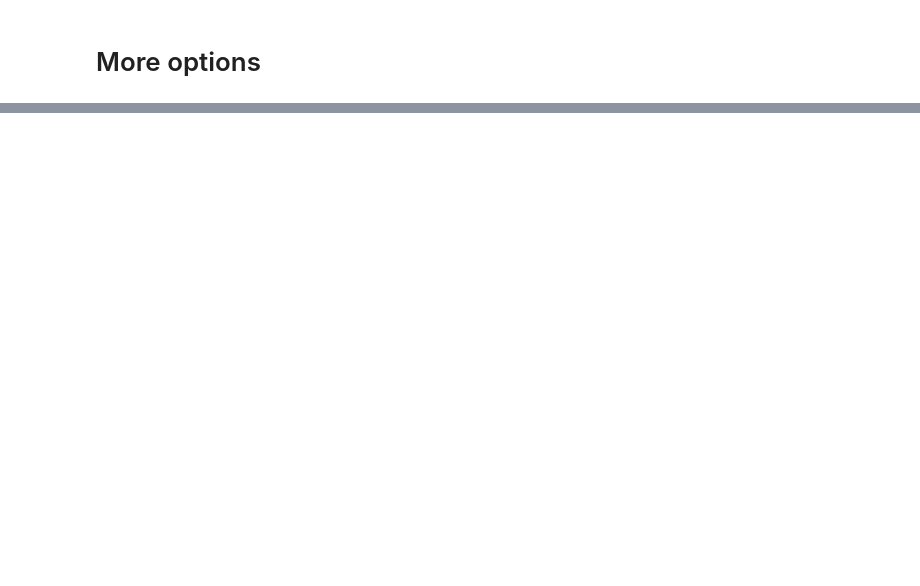
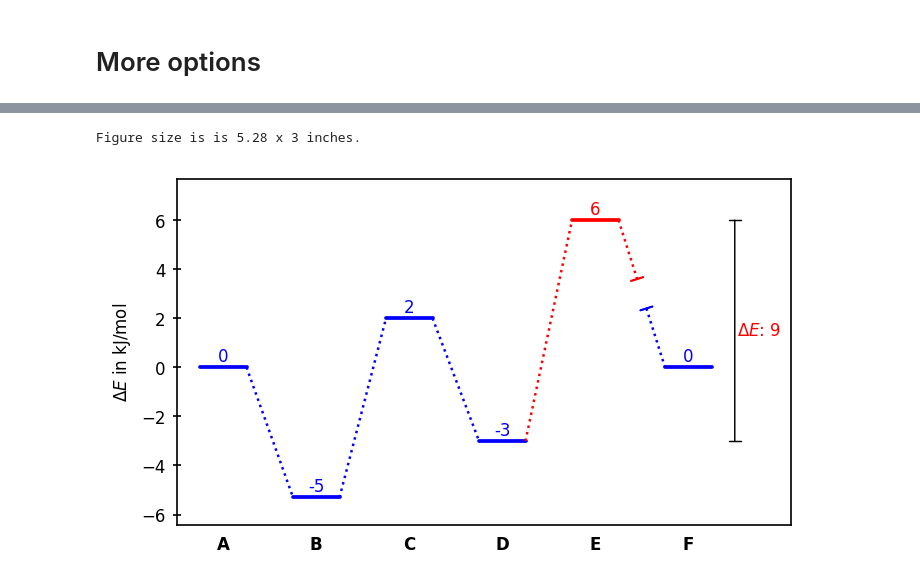
Before and after one commit to Tonner-Zech-Group/chem-diagrams, a Jupyter notebook: chemdiagrams/example_use.ipynb, the cells around one changed output, grey strips where cells are left out. Drawn from its saved outputs; the diff is of its cells as text; code cells hidden in the pictures; blank space fills up the shorter version.

```diff
--- a/chemdiagrams/example_use.ipynb
+++ b/chemdiagrams/example_use.ipynb
@@ -99,0 +99,56 @@ Figure size is is 6 x 3 inches.
+# %%
+dia1 = EnergyDiagram(
+    extra_y_margin=(-0.1,0.15), # extra space above and below the highest and lowest points (relative to the total height)
+    extra_x_margin=(0,0.6), # extra space to the left and right of the first and last points (absolute units)
+    fontsize=8,
+    verbose=True # doesnt do much right now
+)
+
+dia1.draw_path(
+    x_data=[0,1,2,3,4,5],
+    y_data=[0,-5.3,2,-3,6,0],
+    color='blue',
+    linetypes=[1,1,1,1,0], # 1 = dashes, 0 = dashes with gap
+    path_name="Pathway 1",
+    show_numbers=True # can be turned off to just store the path without numbering it
+)
+
+
+dia1.set_xlabels(["A", "B", "C", "D", "E", "F"])
+
+dia1.add_numbers_stacked()
+
+dia1.draw_difference_bar(
+    5.5, # x position
+    [-3, 6], # y positions
+    r"$\Delta E$: ",
+    left_side=False # can be put on left or right side
+)
+
+# Set color of difference bar number to red
+bar_text = dia1.mpl_objects["bars"][1]["text"]
+bar_text.set_color("red")
+
+# Set color of plateau at x = 4 to red
+plateau = dia1.mpl_objects["lines"]["Pathway 1"]["plateaus"]["4"]
+plateau.set_color("red")
+
+# Set color of connector between 3 and 4 to red
+connector1 = dia1.mpl_objects["lines"]["Pathway 1"]["connections"]["3.5"]
+connector1.set_color("red")
+
+# Set first half of connector between 4 and 5 to red
+connector2 = dia1.mpl_objects["lines"]["Pathway 1"]["connections"]["4.5"]["line_part_1"]
+connector2s = dia1.mpl_objects["lines"]["Pathway 1"]["connections"]["4.5"]["stopper_1"]
+connector2.set_color("red")
+connector2s.arrow_patch.set_color("red")
+
+# Set color of number at x = 4 to red
+number_text = dia1.mpl_objects["numbers"]["Pathway 1"]["4"]
+number_text.set_color("red")
+
+dia1.ax.set_ylabel(r"$\Delta E$ in kJ/mol", fontsize=8)
+dia1.show()
+# %% [output]
+Figure size is is 5.28 x 3 inches.
+[figure, added]
```
Also changed, not shown: parts of 2 cells of this notebook, 1 other file.
